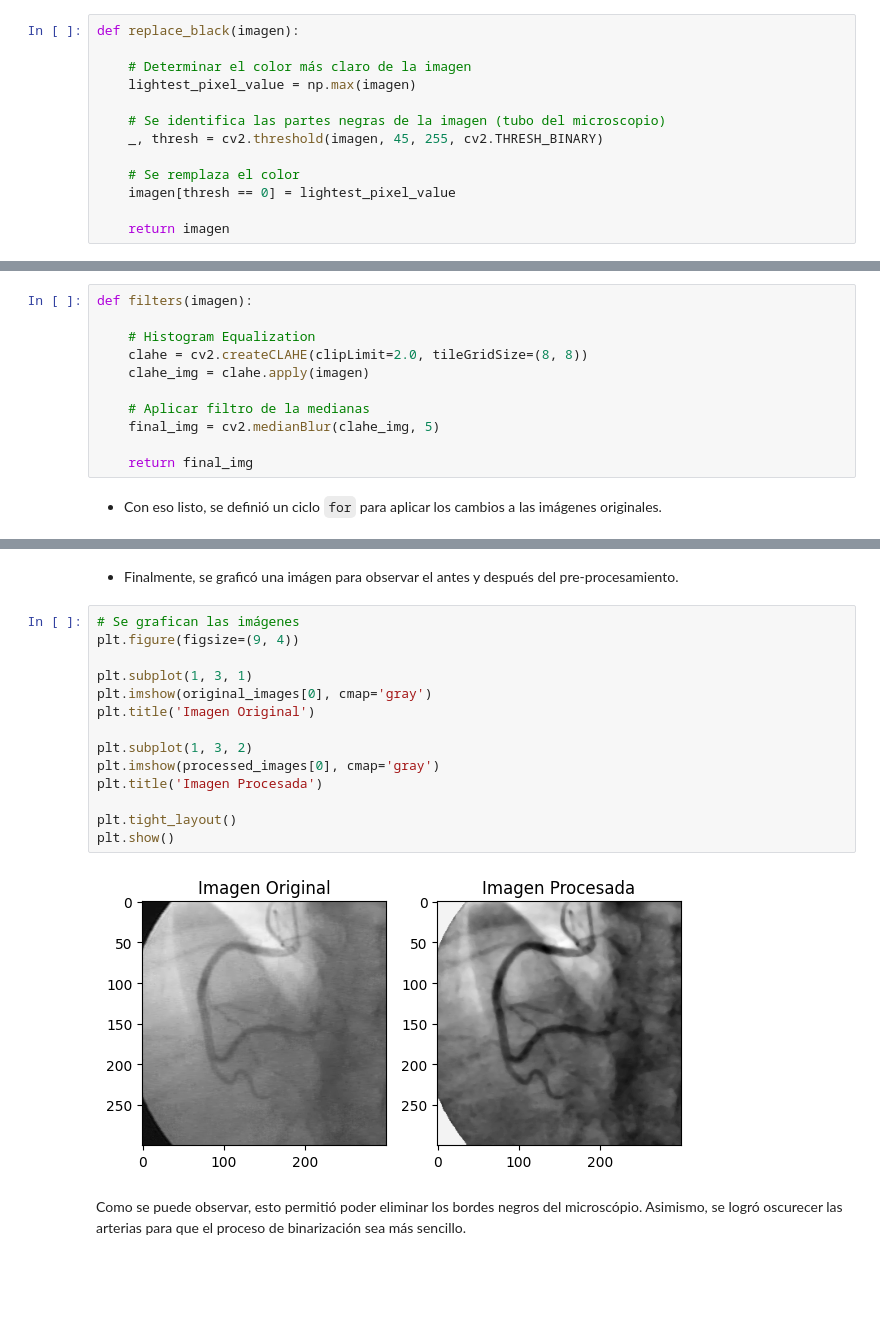
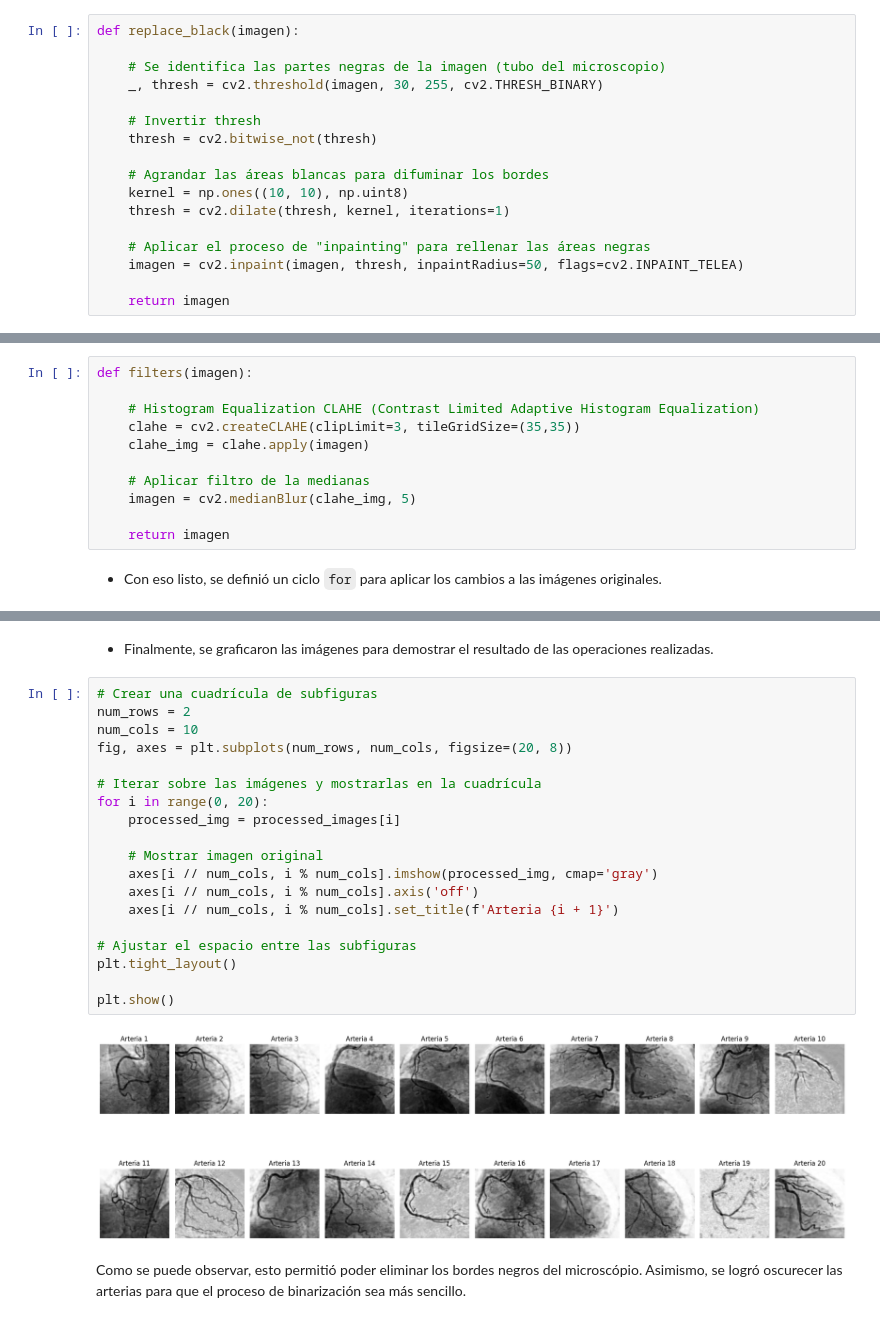
Before and after one commit to stefanoaragoni/Proyecto1_VisionComputadora, a Jupyter notebook: Problema1.ipynb, the cells around one changed output, grey strips where cells are left out. Drawn from its saved outputs; the diff is of its cells as text; blank space fills up the shorter version.

```diff
--- a/Problema1.ipynb
+++ b/Problema1.ipynb
@@ -115,14 +116,18 @@ Posteriormente, se procede eliminar artefactos y ruido de las imágenes.
 # %%
 def replace_black(imagen):
 
-    # Determinar el color más claro de la imagen
-    lightest_pixel_value = np.max(imagen)
+    # Se identifica las partes negras de la imagen (tubo del microscopio)
+    _, thresh = cv2.threshold(imagen, 30, 255, cv2.THRESH_BINARY)
 
-    # Se identifica las partes negras de la imagen (tubo del microscopio)
-    _, thresh = cv2.threshold(imagen, 45, 255, cv2.THRESH_BINARY)
+    # Invertir thresh
+    thresh = cv2.bitwise_not(thresh)
 
-    # Se remplaza el color
-    imagen[thresh == 0] = lightest_pixel_value
+    # Agrandar las áreas blancas para difuminar los bordes
+    kernel = np.ones((10, 10), np.uint8)
+    thresh = cv2.dilate(thresh, kernel, iterations=1)
+
+    # Aplicar el proceso de "inpainting" para rellenar las áreas negras
+    imagen = cv2.inpaint(imagen, thresh, inpaintRadius=50, flags=cv2.INPAINT_TELEA)
 
     return imagen
 # %% [markdown]
@@ -130,14 +135,14 @@ def replace_black(imagen):
 # %%
 def filters(imagen):
 
-    # Histogram Equalization
-    clahe = cv2.createCLAHE(clipLimit=2.0, tileGridSize=(8, 8))
+    # Histogram Equalization CLAHE (Contrast Limited Adaptive Histogram Equalization)
+    clahe = cv2.createCLAHE(clipLimit=3, tileGridSize=(35,35))
     clahe_img = clahe.apply(imagen)
 
     # Aplicar filtro de la medianas
-    final_img = cv2.medianBlur(clahe_img, 5)
+    imagen = cv2.medianBlur(clahe_img, 5)
 
-    return final_img
+    return imagen
 # %% [markdown]
 - Con eso listo, se definió un ciclo `for` para aplicar los cambios a las imágenes originales.
 # %%
@@ -153,23 +160,28 @@ for i in range(0, 20):
 
     # Almacenar cambios en el array de imágenes procesadas
     processed_images.append(filtered_img)
-# %% [markdown]
-- Finalmente, se graficó una imágen para observar el antes y después del pre-procesamiento.
-# %%
-# Se grafican las imágenes
-plt.figure(figsize=(9, 4))
-
-plt.subplot(1, 3, 1)
-plt.imshow(original_images[0], cmap='gray')
-plt.title('Imagen Original')
-
-plt.subplot(1, 3, 2)
-plt.imshow(processed_images[0], cmap='gray')
-plt.title('Imagen Procesada')
-
-plt.tight_layout()
-plt.show()
-# %% [output]
-[figure, removed]
+# %% [markdown]
+- Finalmente, se graficaron las imágenes para demostrar el resultado de las operaciones realizadas.
+# %%
+# Crear una cuadrícula de subfiguras
+num_rows = 2
+num_cols = 10
+fig, axes = plt.subplots(num_rows, num_cols, figsize=(20, 8))
+
+# Iterar sobre las imágenes y mostrarlas en la cuadrícula
+for i in range(0, 20):
+    processed_img = processed_images[i]
+
+    # Mostrar imagen original
+    axes[i // num_cols, i % num_cols].imshow(processed_img, cmap='gray')
+    axes[i // num_cols, i % num_cols].axis('off')
+    axes[i // num_cols, i % num_cols].set_title(f'Arteria {i + 1}')
+
+# Ajustar el espacio entre las subfiguras
+plt.tight_layout()
+
+plt.show()
+# %% [output]
+[figure, added]
 # %% [markdown]
 Como se puede observar, esto permitió poder eliminar los bordes negros del microscópio. Asimismo, se logró oscurecer las arterias para que el proceso de binarización sea más sencillo.
```
Also changed, not shown: parts of 5 cells of this notebook.
